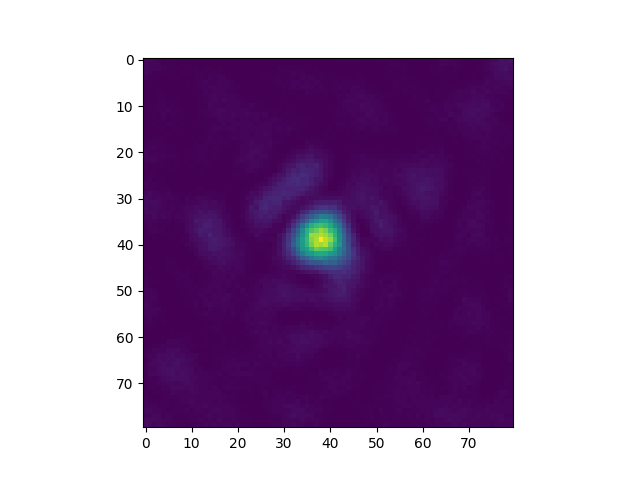
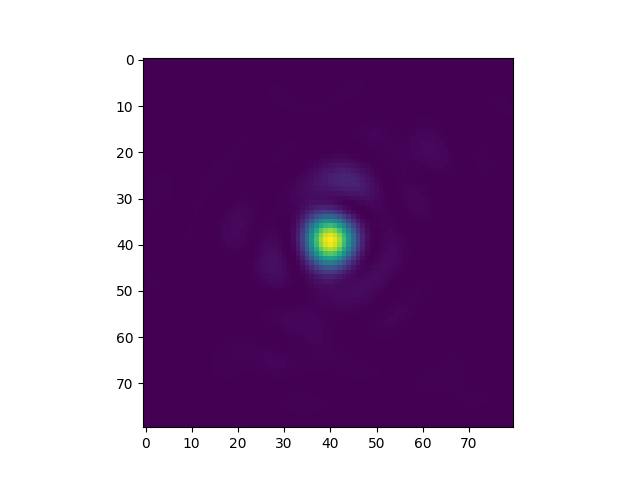
Code edit (unified diff) that turned the first committed figure into the second:
--- before
+++ after
@@ -6,4 +6,4 @@
 plt.close(1)
 plt.figure(1)
-plt.imshow(ipsf[2])
+plt.imshow(ipsf[4])
 # plt.savefig('output/ipsf.png', dpi=150, bbox_inches='tight')

Commit: re-added the metadata file as output